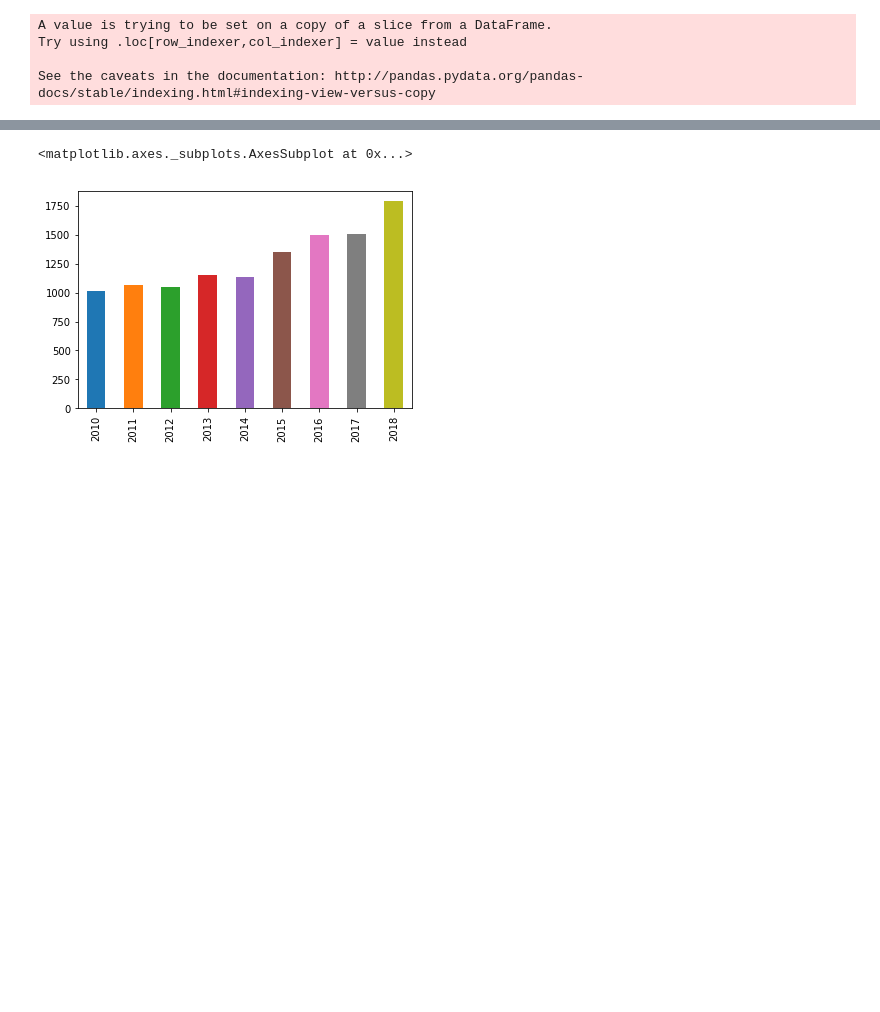
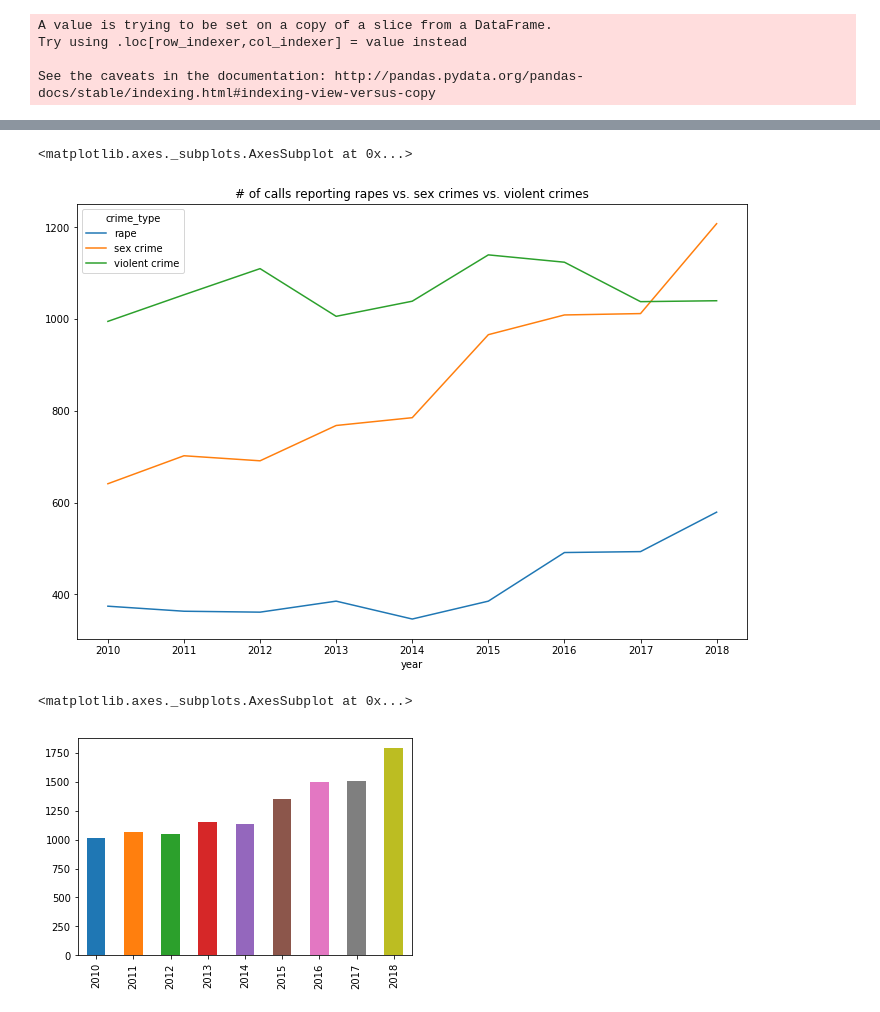
Before and after one commit to teacupwoozy/spd_notebook_archive, a Jupyter notebook: spd_notebook/2010-2018_SPD_Project.ipynb, the cells around one changed output, grey strips where cells are left out. Saved outputs shown, nothing was run; the diff lists cells and outputs as text; code cells hidden in the pictures; blank space fills up the shorter version.

```diff
--- a/spd_notebook/2010-2018_SPD_Project.ipynb
+++ b/spd_notebook/2010-2018_SPD_Project.ipynb
@@ -141,3 +142,19 @@ rape_vc_df.groupby('crime_type').year.value_counts().unstack(0).plot.bar(stacked
+# %%
+# Create df that labels each call type as a violent crime, sex crime, or rape
+
+is_sex_crime = data['final_call_type'].str.contains(sex_crime_terms)
+
+temp_df = data[is_rape | is_vc | is_sex_crime]
+#temp_df['crime_type'] = np.where(temp_df['final_call_type'].isin(sex_crime_call_types), 'sex crime', 'violent crime')
+temp_df['crime_type'] = np.where(temp_df['final_call_type'].isin(rape_call_types), 'rape',
+                                (np.where(temp_df['final_call_type'].isin(sex_crime_call_types), 'sex crime', 'violent crime')))
+# %%
+# Compare number of rape calls, non-rape sex crime calls, and violent crime calls by year
+
+temp_df.groupby('crime_type').year.value_counts().unstack(0).plot.line(stacked=False, figsize=(12,8), title="# of calls reporting rapes vs. sex crimes vs. violent crimes")
+# %% [output]
+<matplotlib.axes._subplots.AxesSubplot at 0x...>
+[figure, added]
 # %%
 pd.value_counts(is_sex_crime.year).reindex([2010, 2011, 2012, 2013, 2014, 2015, 2016, 2017, 2018]).plot.bar()
 # %% [output]
```
Also changed, not shown: parts of 3 cells of this notebook.
